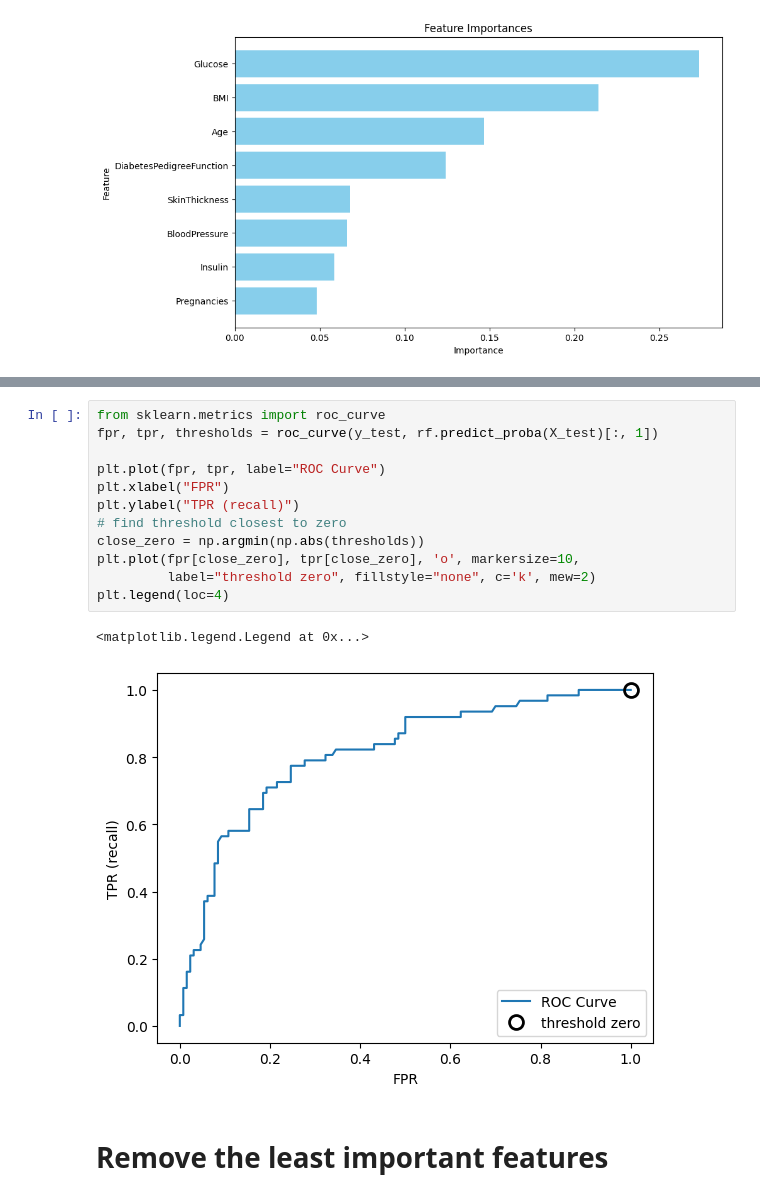
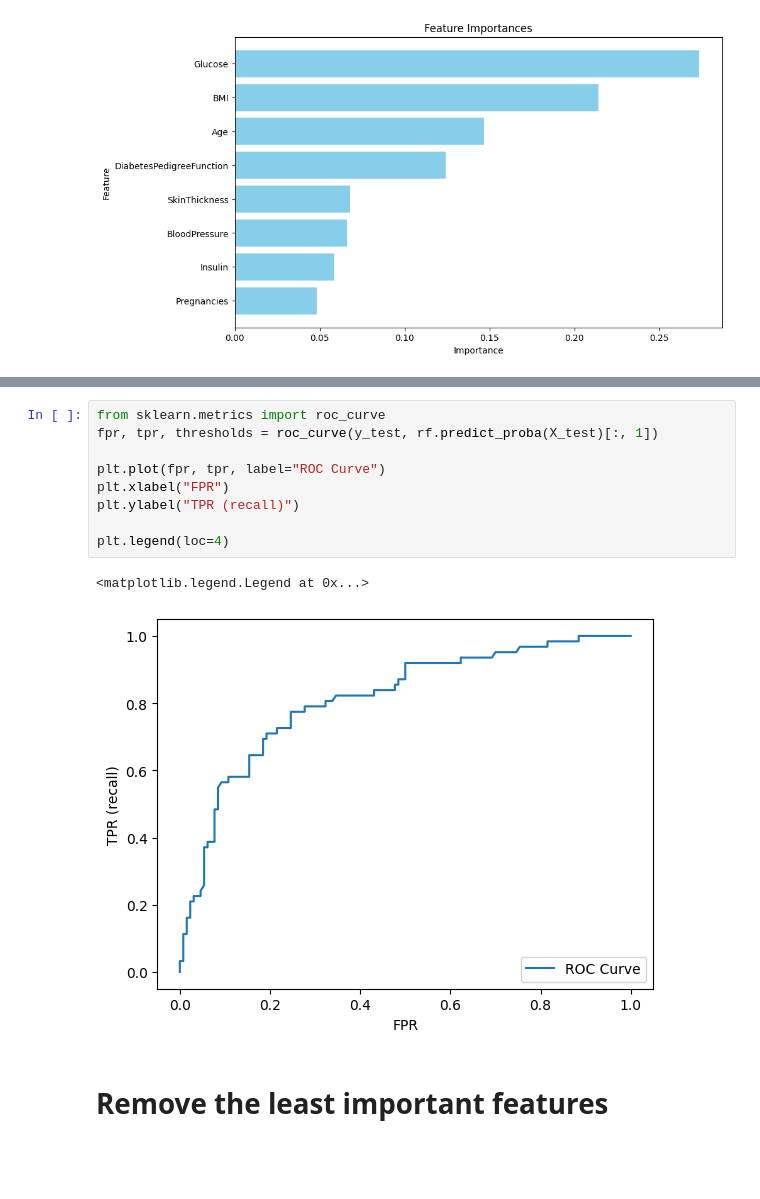
Before and after one commit to Timo4D/MachineLearning-SoSe2024, a Jupyter notebook: forest.ipynb, the cells around one changed output, grey strips where cells are left out. Cells and saved outputs as stored; diff of their text form; blank space fills up the shorter version.

```diff
--- a/forest.ipynb
+++ b/forest.ipynb
@@ -115,18 +112,15 @@ plt.legend(loc="best")
 # %%
 from sklearn.metrics import roc_curve
 fpr, tpr, thresholds = roc_curve(y_test, rf.predict_proba(X_test)[:, 1])
 
 plt.plot(fpr, tpr, label="ROC Curve")
 plt.xlabel("FPR")
 plt.ylabel("TPR (recall)")
-# find threshold closest to zero
-close_zero = np.argmin(np.abs(thresholds))
-plt.plot(fpr[close_zero], tpr[close_zero], 'o', markersize=10,
-         label="threshold zero", fillstyle="none", c='k', mew=2)
+
 plt.legend(loc=4)
 # %% [output]
 <matplotlib.legend.Legend at 0x...>
-[figure, old version]
+[figure, new version]
 # %% [markdown]
 # Remove the least important features
 # %%
```
Also changed, not shown: parts of 1 cell of this notebook, 4 other files.
